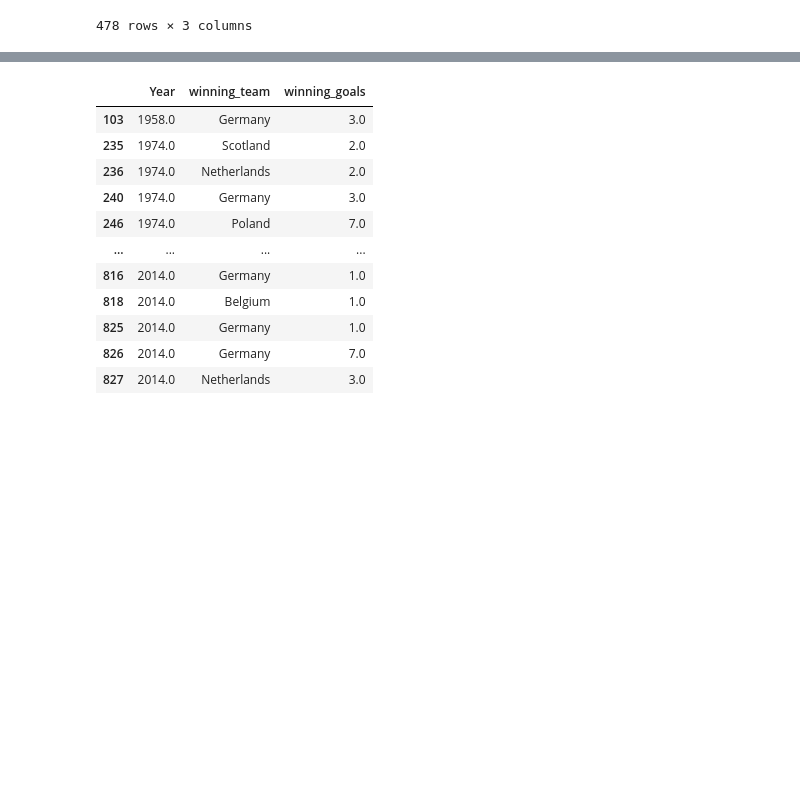
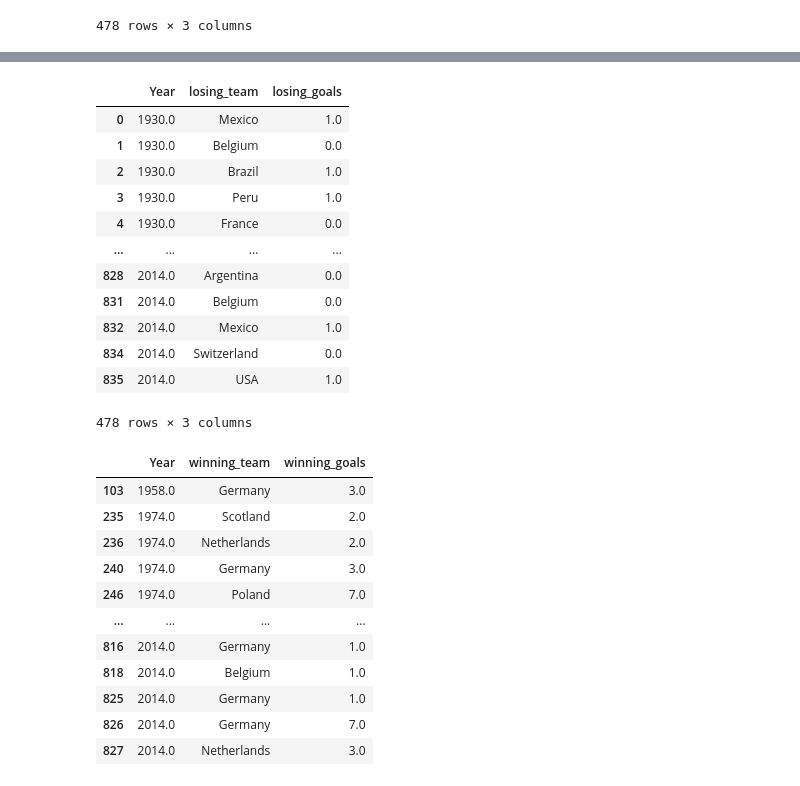
Before and after one commit to katieclayy/World-Cup-Matches-Analysis, a Jupyter notebook: notebook/WorldCupAnalysis.ipynb, the cells around one changed output, grey strips where cells are left out. Saved outputs shown, nothing was run; the diff lists cells and outputs as text; code cells hidden in the pictures; blank space fills up the shorter version.

```diff
--- a/notebook/WorldCupAnalysis.ipynb
+++ b/notebook/WorldCupAnalysis.ipynb
@@ -743,3 +763,22 @@ winning_home_goals
+# %%
+away_loss = goals.loc[goals['HT_goals']> goals['AT_goals']]
+away_loss =away_loss[['Year','away_team','AT_goals']]
+away_loss = away_loss.rename(columns={'Year':'Year','away_team':'losing_team','AT_goals':'losing_goals'})
+away_loss
+# %% [output]
+|  | Year | losing_team | losing_goals |
+| 0 | 1930.0 | Mexico | 1.0 |
+| 1 | 1930.0 | Belgium | 0.0 |
+| 2 | 1930.0 | Brazil | 1.0 |
+| 3 | 1930.0 | Peru | 1.0 |
+| 4 | 1930.0 | France | 0.0 |
+| ... | ... | ... | ... |
+| 828 | 2014.0 | Argentina | 0.0 |
+| 831 | 2014.0 | Belgium | 0.0 |
+| 832 | 2014.0 | Mexico | 1.0 |
+| 834 | 2014.0 | Switzerland | 0.0 |
+| 835 | 2014.0 | USA | 1.0 |
+478 rows × 3 columns
 # %%
 winning_away_goals = goals.loc[goals['HT_goals']< goals['AT_goals']]
 winning_away_goals =winning_away_goals[['Year','away_team','AT_goals']]
```
Also changed, not shown: parts of 8 cells of this notebook, 1 other file.
